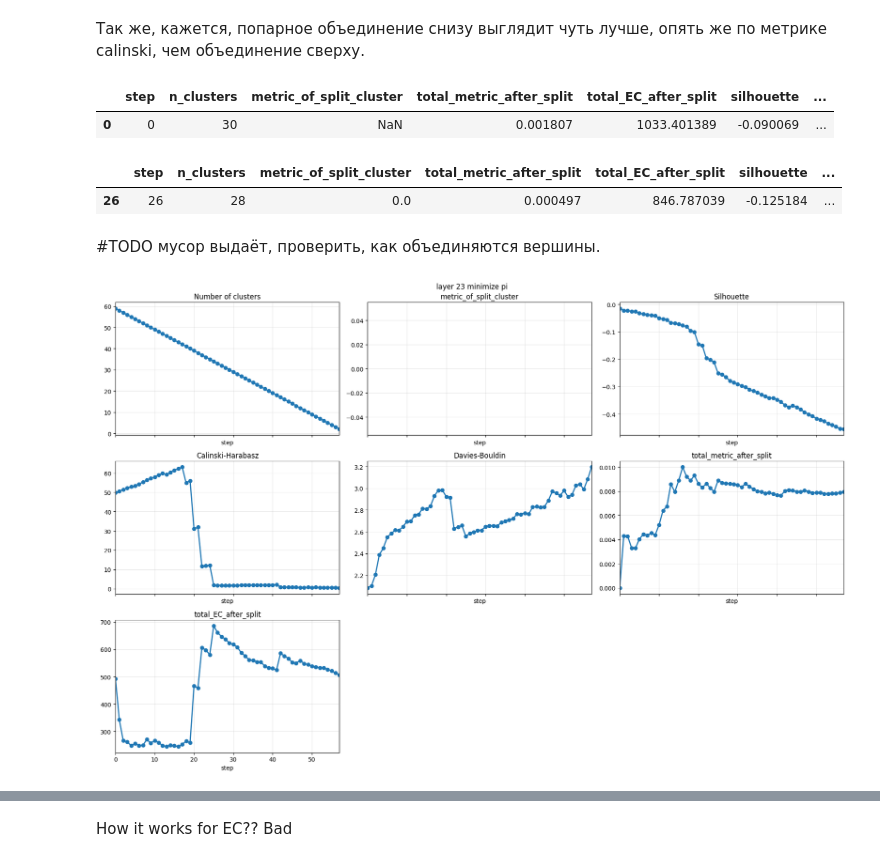
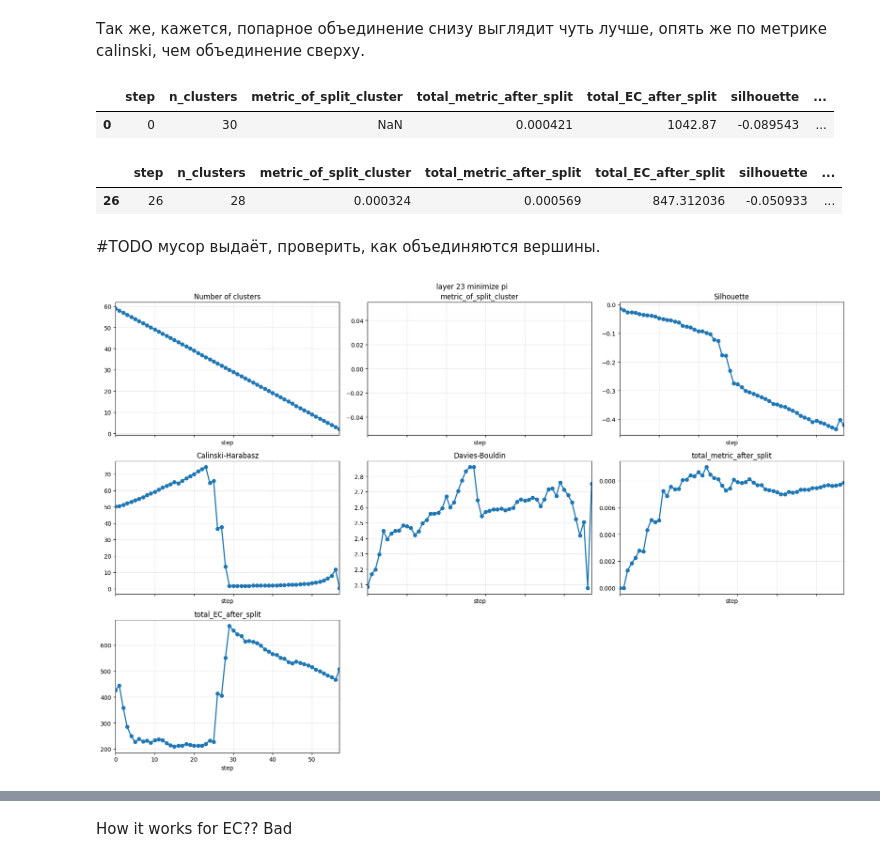
Before and after one commit to CTLab-ITMO/MoE_Optimization, a Jupyter notebook: PI_EC/check_activations_of_clusters.ipynb, the cells around one changed output, grey strips where cells are left out. Saved outputs shown, nothing was run; the diff lists cells and outputs as text; code cells hidden in the pictures.

```diff
--- a/PI_EC/check_activations_of_clusters.ipynb
+++ b/PI_EC/check_activations_of_clusters.ipynb
@@ -582,7 +579,7 @@ import torch
 #model, tokenizer = get_qwen(...)
 
 MODEL = "Qwen/Qwen1.5-MoE-A2.7B"
-DEVICE_MAP = {"": "cuda:2"}
+DEVICE_MAP = {"": "cuda:0"}
 
 quantization_config = BitsAndBytesConfig(
     load_in_4bit=True,
@@ -717,7 +754,7 @@ gate_activations = name2activations.items().__iter__().__next__()[1]
 target_layer = layers[23]
 gate_PI_matrix = ExpertLoggerDataConverter.compute_PI_matrix(model.num_experts,
                                                              gate_activations,
-                                                             k = target_layer.gate.top_k)
+                                                             k = target_layer.moe.top_k)
 clusters, history = ExpertMatcher.find_by_dividive_clustering(gate_PI_matrix,
                                                         maximize_metric=True,
                                                         log_history=True)
@@ -965,10 +1002,10 @@ gate_activations = name2activations.items().__iter__().__next__()[1]
 target_layer = layers[23]
 gate_PI_matrix = ExpertLoggerDataConverter.compute_PI_matrix(model.num_experts,
                                                              gate_activations,
-                                                             k = target_layer.gate.top_k)
+                                                             k = target_layer.moe.top_k)
 gate_EC_matrix = ExpertLoggerDataConverter.compute_EC_matrix(model.num_experts,
                                                              gate_activations,
-                                                             k = target_layer.gate.top_k)
+                                                             k = target_layer.moe.top_k)
 clusters, history = ExpertMatcher.find_by_dividive_clustering(gate_PI_matrix,
                                                         maximize_metric=False,
                                                         log_history=True,
@@ -1453,10 +1490,10 @@ gate_activations = name2activations.items().__iter__().__next__()[1]
 target_layer = layers[7]
 gate_PI_matrix = ExpertLoggerDataConverter.compute_PI_matrix(model.num_experts,
                                                              gate_activations,
-                                                             k = target_layer.gate.top_k)
+                                                             k = target_layer.moe.top_k)
 gate_EC_matrix = ExpertLoggerDataConverter.compute_EC_matrix(model.num_experts,
                                                              gate_activations,
-                                                             k = target_layer.gate.top_k)
+                                                             k = target_layer.moe.top_k)
 clusters, history = find_by_agglomerative_clustering(gate_PI_matrix,
                                                         maximize_metric=False,
                                                         log_history=True,
@@ -1475,17 +1512,17 @@ history_df
 # plot_history_metrics(history_df, 'layer 23 minimize pi')
 # %% [output]
 |  | step | n_clusters | metric_of_split_cluster | total_metric_after_split | total_EC_after_split | silhouette | ... |
-| 0 | 0 | 30 | NaN | 0.001807 | 1033.401389 | -0.090069 | ... |
+| 0 | 0 | 30 | NaN | 0.000421 | 1042.87 | -0.089543 | ... |
 # %%
 name2activations = clusterer._get_activations_from_gate([layers[7]])
 gate_activations = name2activations.items().__iter__().__next__()[1]
 target_layer = layers[7]
 gate_PI_matrix = ExpertLoggerDataConverter.compute_PI_matrix(model.num_experts,
                                                              gate_activations,
-                                                             k = target_layer.gate.top_k)
+                                                             k = target_layer.moe.top_k)
 gate_EC_matrix = ExpertLoggerDataConverter.compute_EC_matrix(model.num_experts,
                                                              gate_activations,
-                                                             k = target_layer.gate.top_k)
+                                                             k = target_layer.moe.top_k)
 clusters, history = ExpertMatcher.find_by_dividive_clustering(gate_PI_matrix,
                                                         maximize_metric=False,
                                                         log_history=True,
@@ -1504,7 +1541,7 @@ history_df.tail(1)
 # plot_history_metrics(history_df, 'layer 23 minimize pi')
 # %% [output]
 |  | step | n_clusters | metric_of_split_cluster | total_metric_after_split | total_EC_after_split | silhouette | ... |
-| 26 | 26 | 28 | 0.0 | 0.000497 | 846.787039 | -0.125184 | ... |
+| 26 | 26 | 28 | 0.000324 | 0.000569 | 847.312036 | -0.050933 | ... |
 # %% [markdown]
 #TODO мусор выдаёт, проверить, как объединяются вершины.
 # %%
@@ -1621,31 +1658,31 @@ def find_by_agglomerative_clustering_2(
 # %%
 name2activations = clusterer._get_activations_from_gate([layers[23]])
 gate_activations = name2activations.items().__iter__().__next__()[1]
 target_layer = layers[23]
 gate_PI_matrix = ExpertLoggerDataConverter.compute_PI_matrix(model.num_experts,
                                                              gate_activations,
-                                                             k = target_layer.gate.top_k)
+                                                             k = target_layer.moe.top_k)
 gate_EC_matrix = ExpertLoggerDataConverter.compute_EC_matrix(model.num_experts,
                                                              gate_activations,
-                                                             k = target_layer.gate.top_k)
+                                                             k = target_layer.moe.top_k)
 clusters, history = find_by_agglomerative_clustering_2(gate_PI_matrix,
                                                         maximize_metric=False,
                                                         log_history=True,
                                                         other_matrices_for_stats={
                                                             'EC': gate_EC_matrix
                                                         })
 
 
 layer_id = 23
 layer_mask = embeddings["layer"].eq(layer_id)
 X_layer = embs_only_full.loc[layer_mask].to_numpy(dtype=np.float64)
 row_experts = embeddings.loc[layer_mask, "expert"].to_numpy()
 
 history_df = build_history_metrics_df(history, X_layer, row_experts)
 history_df.tail(1)
 plot_history_metrics(history_df, 'layer 23 minimize pi')
 # %% [output]
-[figure, old version]
+[figure, new version]
 # %%
 history_df
 # %% [output]
```
Also changed, not shown: parts of 90 cells of this notebook, 12 other files.
